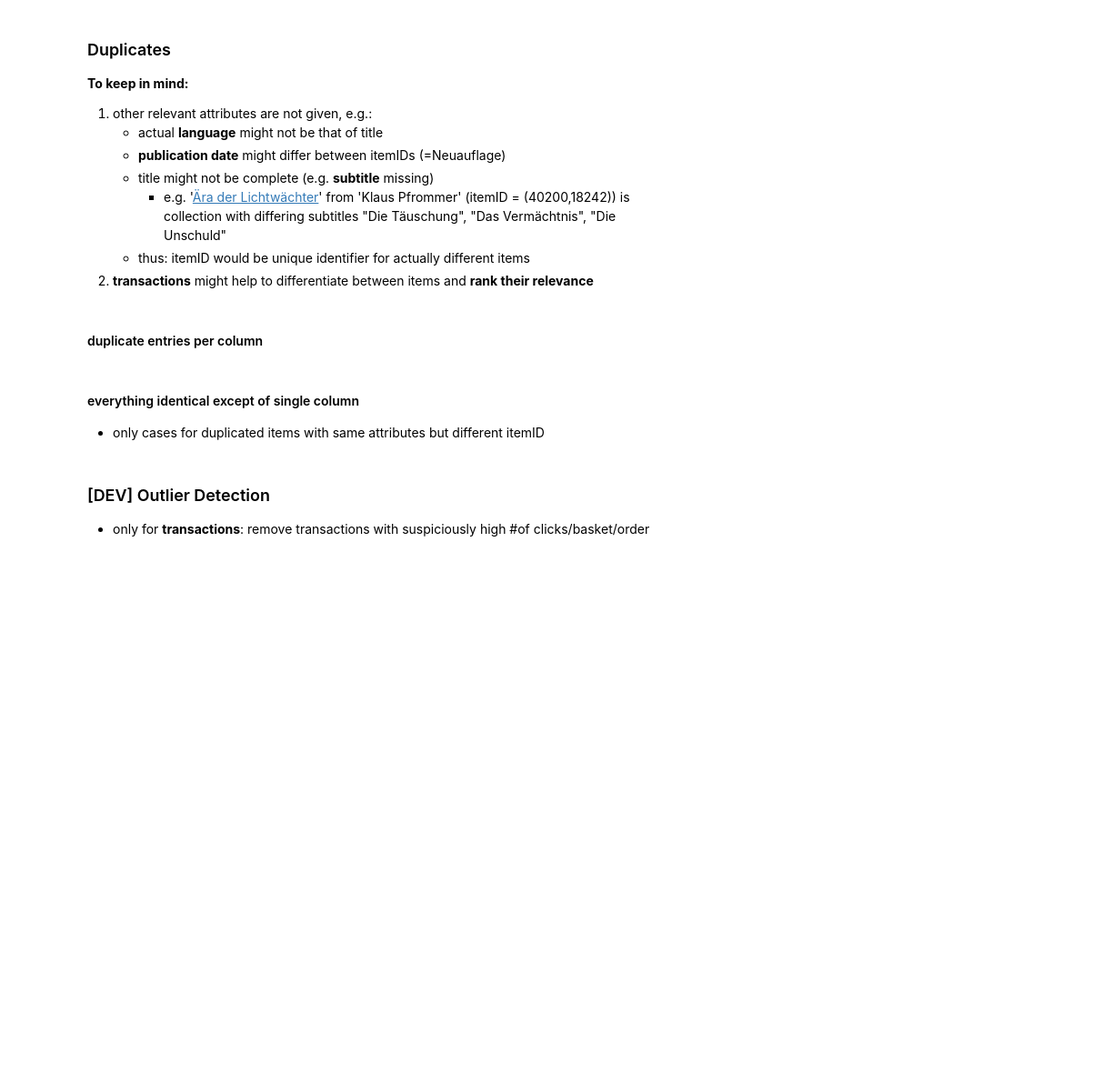
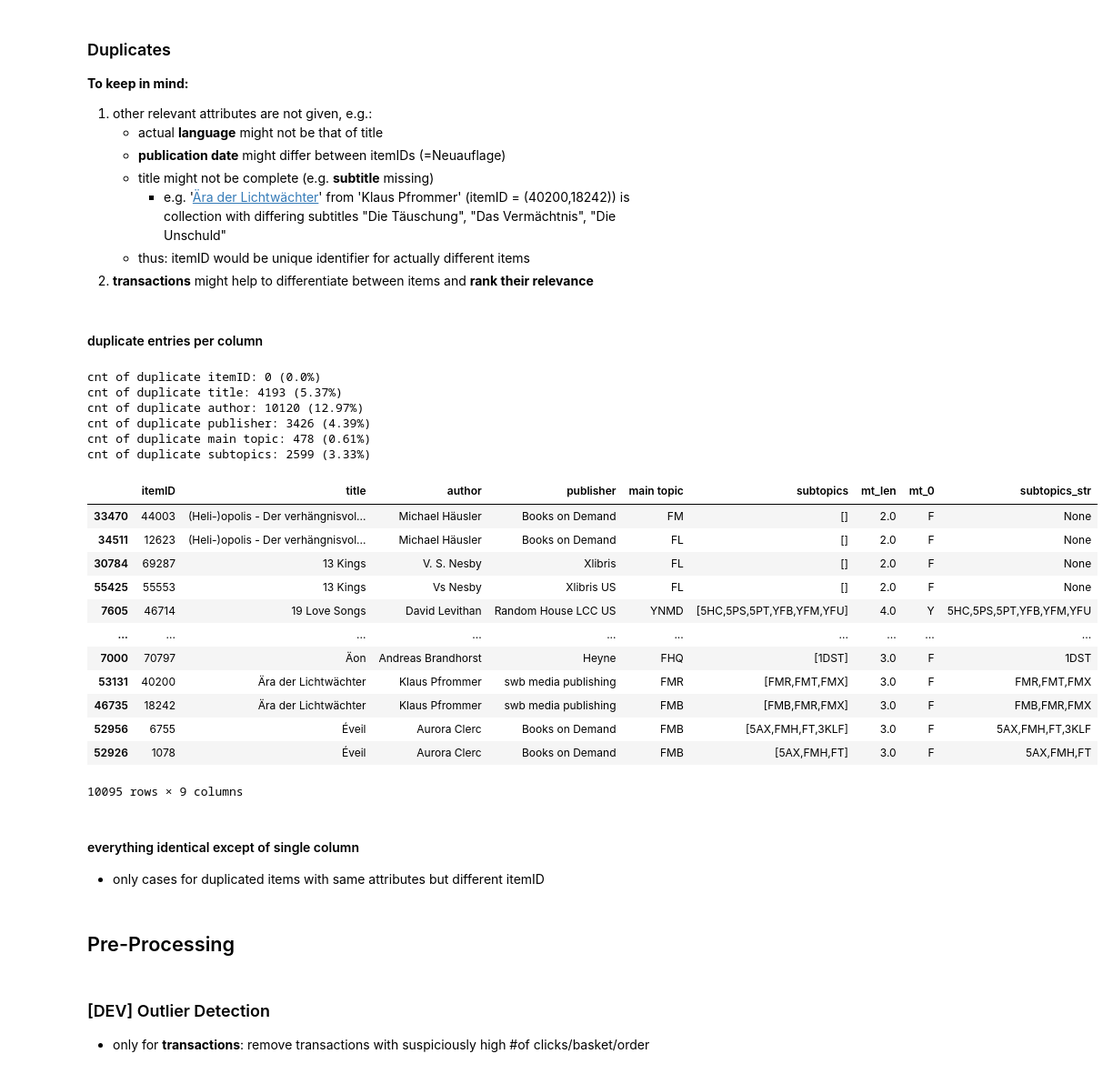
Before and after one commit to esthervogt/dmcup2021, a Jupyter notebook: notebooks/data_understanding.ipynb, the cells around one changed output. Shown: that part at 91% size. Saved outputs shown, nothing was run; the diff lists cells and outputs as text; code cells hidden in the pictures; blank space fills up the shorter version.

```diff
--- a/notebooks/data_understanding.ipynb
+++ b/notebooks/data_understanding.ipynb
@@ -105,4 +76,22 @@ print(f'cnt unqiue items: {transactions_df["itemID"].nunique()}') #24,909
 # %%
+########################################################################################################################
+# Load Data
+########################################################################################################################
+
+# Load the dmc source data
+# - clicks/baskets/order over a period of 3M
+# - rows: one transaction for single item
+transactions_df = pd.read_csv(transactions_path, delimiter='|', sep='.', encoding='utf-8')
+# - list of product ids (subset of products from items_df) to be used for prediction
+evaluation_df = pd.read_csv(evaluation_path, sep='.', encoding='utf-8')
+items_df = pd.read_csv(items_path, delimiter='|', sep='.', encoding='utf-8')
+
+# load category lookup table (manually created)
+subject_cats_0 = pd.read_csv(subject_cats_0_path, delimiter=';', encoding='utf-8')
+
+# Load pre-processed df (incl. language flags)
+items_df_pp = pd.read_csv(items_path_pp, delimiter=',', encoding='utf-8')
+
 ########################################################################################################################
 # Preprocessing for further inspection
 ########################################################################################################################
@@ -111,7 +100,7 @@ print(f'cnt unqiue items: {transactions_df["itemID"].nunique()}') #24,909
 initial_cols= list(items_df.columns)
 
 # normalization: author col
-items_df.loc[items_df['author'] == 'ohne Autor', 'author'] = None
+# items_df.loc[items_df['author'] == 'ohne Autor', 'author'] = None
 
 # add col: get len of mt string
 items_df['mt_len'] = items_df['main topic'].str.len()
@@ -119,11 +108,28 @@ items_df['mt_len'] = items_df['main topic'].str.len()
 # add col: get first element (top level category) of mt string
 items_df['mt_0'] = items_df['main topic'].str[0]
 
+# add col: main topic as set (and converted back to list)
+items_df['mt_cl'] = items_df['main topic'].astype(str).apply(lambda x: list(set(clean_alt_list(x).split(','))))
+
 # adjust subtopics: set to None if subtopics list is empty
-items_df['subtopics_str'] = items_df['subtopics'].astype(str).apply(clean_alt_list)
-items_df.loc[items_df['subtopics_str'].apply(len) ==0, 'subtopics_str'] = None
+items_df['st_cl'] = items_df['subtopics'].astype(str).apply(lambda x: list(set(clean_alt_list(x).split(','))))
+items_df.loc[items_df['st_cl']=={''}, 'st_cl'] = None
+
+# add col: unique combination of main and subtopic
+items_df['mt_st_cl'] = (items_df['st_cl'] + items_df['mt_cl']) #.apply(set)
 
 # add col: get click / basket / order flag
 transactions_df['click_flg'] = np.where(transactions_df['click'] > 0, 1, 0)
 transactions_df['basket_flg'] = np.where(transactions_df['basket'] > 0, 1, 0)
 transactions_df['order_flg'] = np.where(transactions_df['order'] > 0, 1, 0)
+
+########################################################################################################################
+# Inspection of dfs after initial pre-processing
+########################################################################################################################
+
+# show dfs after initial pre-processing
+print(f'items_df after first pre-processing:')
+display(items_df.head(2))
+
+print(f'transactions_df after first pre-processing:')
+display(transactions_df.head(2))
@@ -446,13 +528,35 @@ __To keep in mind:__
 # %%
 # cnt column-wise duplication
 sc_cnt = 1
+total = len(items_df)
 for col in initial_cols:
-    print(f'cnt of duplicate {col}: {(items_df[col].value_counts() > 1).sum()}')
+    dup_cnts = (items_df[col].value_counts() > 1).sum()
+    print(f'cnt of duplicate {col}: {dup_cnts} ({round(dup_cnts*100/total,2)}%)')
 
 # inspect title duplicates
 title_cnts = (items_df["title"].value_counts().reset_index())
 title_dups_lst = title_cnts[title_cnts["title"]>1]["index"]
 items_df[(items_df["title"].isin(title_dups_lst))].sort_values(by="title")
+# %% [output]
+cnt of duplicate itemID: 0 (0.0%)
+cnt of duplicate title: 4193 (5.37%)
+cnt of duplicate author: 10120 (12.97%)
+cnt of duplicate publisher: 3426 (4.39%)
+cnt of duplicate main topic: 478 (0.61%)
+cnt of duplicate subtopics: 2599 (3.33%)
+|  | itemID | title | author | publisher | main topic | subtopics | mt_len | mt_0 | subtopics_str |
+| 33470 | 44003 | (Heli-)opolis - Der verhängnisvol... | Michael Häusler | Books on Demand | FM | [] | 2.0 | F | None |
+| 34511 | 12623 | (Heli-)opolis - Der verhängnisvol... | Michael Häusler | Books on Demand | FL | [] | 2.0 | F | None |
+| 30784 | 69287 | 13 Kings | V. S. Nesby | Xlibris | FL | [] | 2.0 | F | None |
+| 55425 | 55553 | 13 Kings | Vs Nesby | Xlibris US | FL | [] | 2.0 | F | None |
+| 7605 | 46714 | 19 Love Songs | David Levithan | Random House LCC US | YNMD | [5HC,5PS,5PT,YFB,YFM,YFU] | 4.0 | Y | 5HC,5PS,5PT,YFB,YFM,YFU |
+| ... | ... | ... | ... | ... | ... | ... | ... | ... | ... |
+| 7000 | 70797 | Äon | Andreas Brandhorst | Heyne | FHQ | [1DST] | 3.0 | F | 1DST |
+| 53131 | 40200 | Ära der Lichtwächter | Klaus Pfrommer | swb media publishing | FMR | [FMR,FMT,FMX] | 3.0 | F | FMR,FMT,FMX |
+| 46735 | 18242 | Ära der Lichtwächter | Klaus Pfrommer | swb media publishing | FMB | [FMB,FMR,FMX] | 3.0 | F | FMB,FMR,FMX |
+| 52956 | 6755 | Éveil | Aurora Clerc | Books on Demand | FMB | [5AX,FMH,FT,3KLF] | 3.0 | F | 5AX,FMH,FT,3KLF |
+| 52926 | 1078 | Éveil | Aurora Clerc | Books on Demand | FMB | [5AX,FMH,FT] | 3.0 | F | 5AX,FMH,FT |
+10095 rows × 9 columns
 # %% [markdown]
 #### everything identical except of single column
 - only cases for duplicated items with same attributes but different itemID
@@ -473,6 +577,8 @@ for col in col_list:
 # deep dive: everything identical except of ID
 print(f'sample entry for sc1: everything identical except of itemID')
 display(items_df[items_df['title']=='Reisestipendien'])
+# %% [markdown]
+## Pre-Processing
 # %% [markdown]
 ### [DEV] Outlier Detection
 - only for __transactions__: remove transactions with suspiciously high #of clicks/basket/order
```
Also changed, not shown: parts of 32 cells of this notebook, 2 other files.
